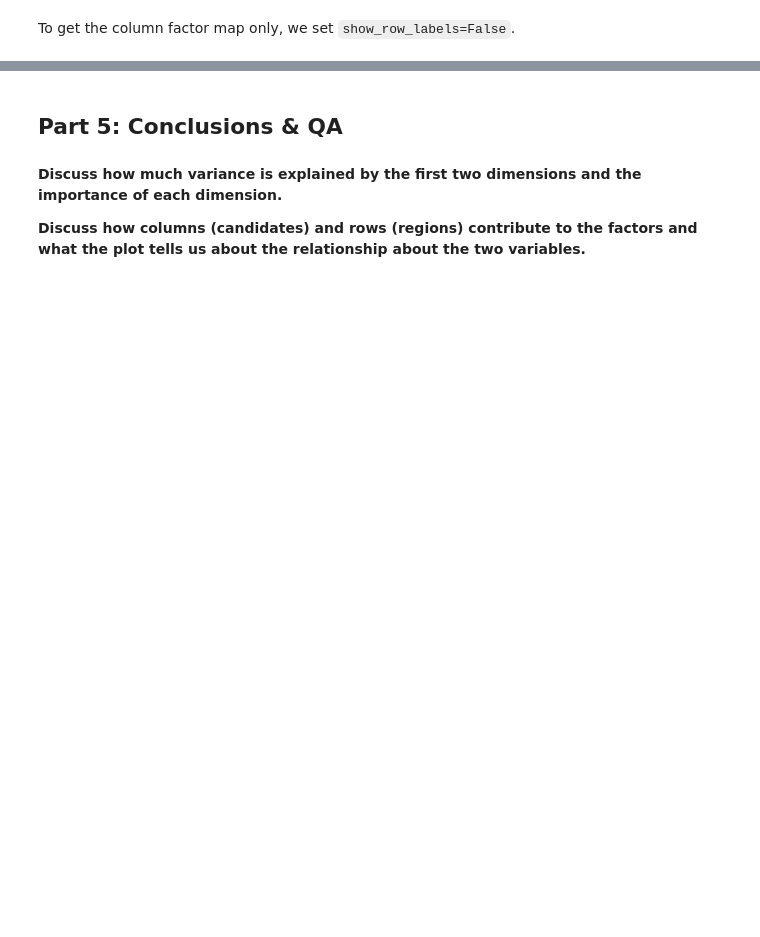
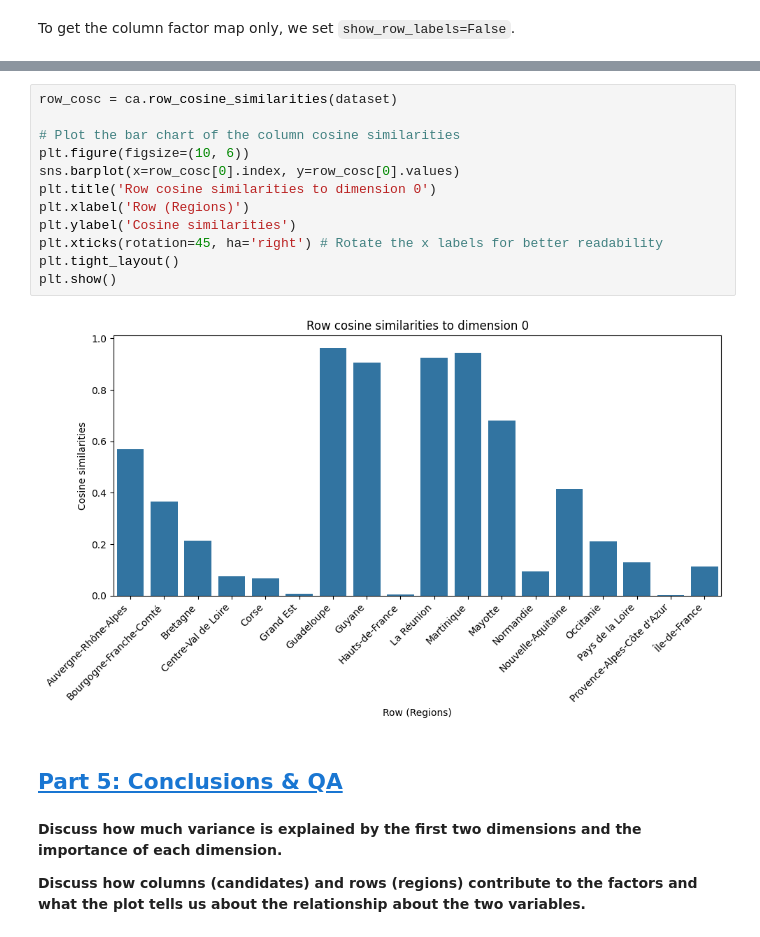
Before and after one commit to Welkomm/Data_Analysis, a Jupyter notebook: Analysis/CA/Lab_CA.ipynb, the cells around one changed output, grey strips where cells are left out. Saved outputs shown, nothing was run; the diff lists cells and outputs as text; blank space fills up the shorter version.

```diff
--- a/Analysis/CA/Lab_CA.ipynb
+++ b/Analysis/CA/Lab_CA.ipynb
@@ -358,5 +322,19 @@ print(cos2_cols)
+# %%
+row_cosc = ca.row_cosine_similarities(dataset)
+
+# Plot the bar chart of the column cosine similarities
+plt.figure(figsize=(10, 6))
+sns.barplot(x=row_cosc[0].index, y=row_cosc[0].values)
+plt.title('Row cosine similarities to dimension 0')
+plt.xlabel('Row (Regions)')
+plt.ylabel('Cosine similarities')
+plt.xticks(rotation=45, ha='right') # Rotate the x labels for better readability
+plt.tight_layout()
+plt.show()
+# %% [output]
+[figure, added]
 # %% [markdown]
-## Part 5: Conclusions & QA
+## <a id='toc1_5_'></a>[Part 5: Conclusions & QA](#toc0_)
 # %% [markdown]
 **Discuss how much variance is explained by the first two dimensions and the importance of each dimension.**
 
```
Also changed, not shown: parts of 28 cells of this notebook, 7 other files.
